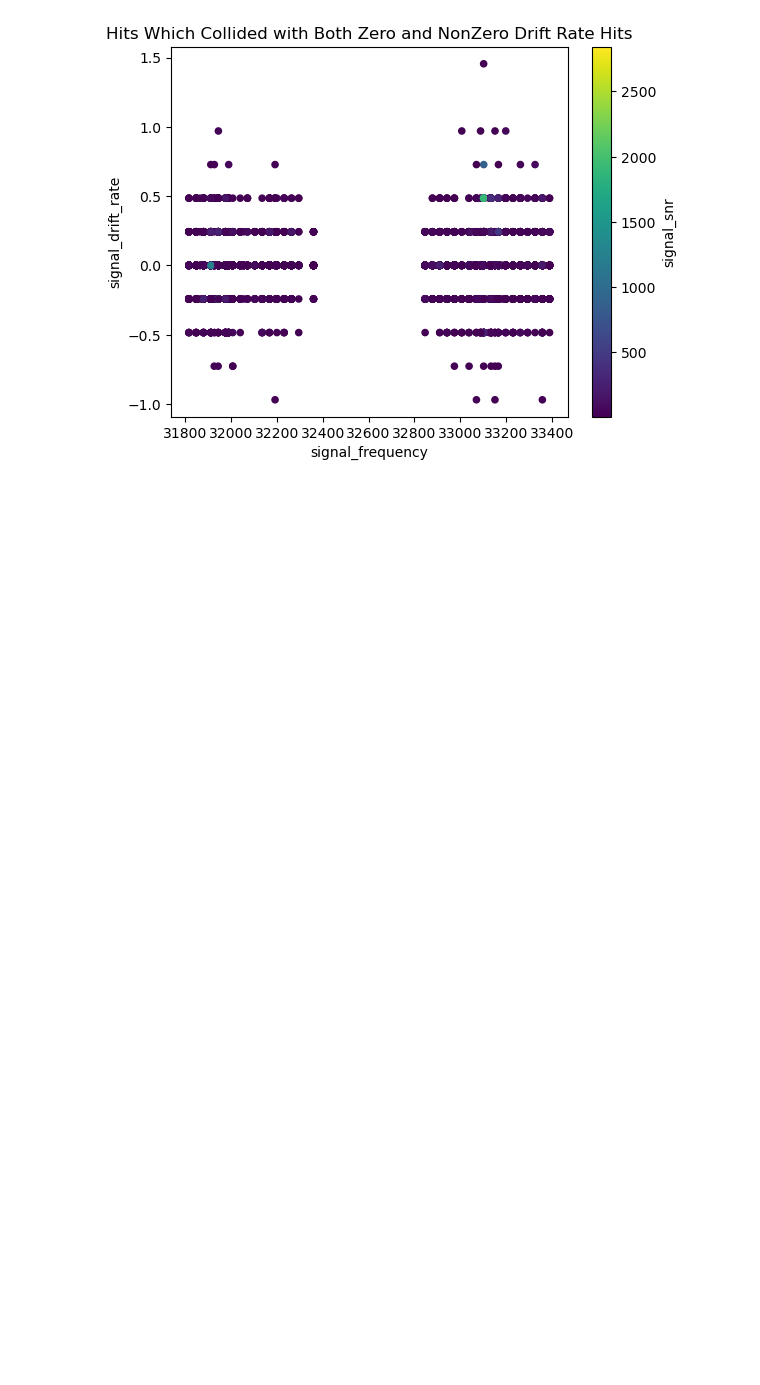
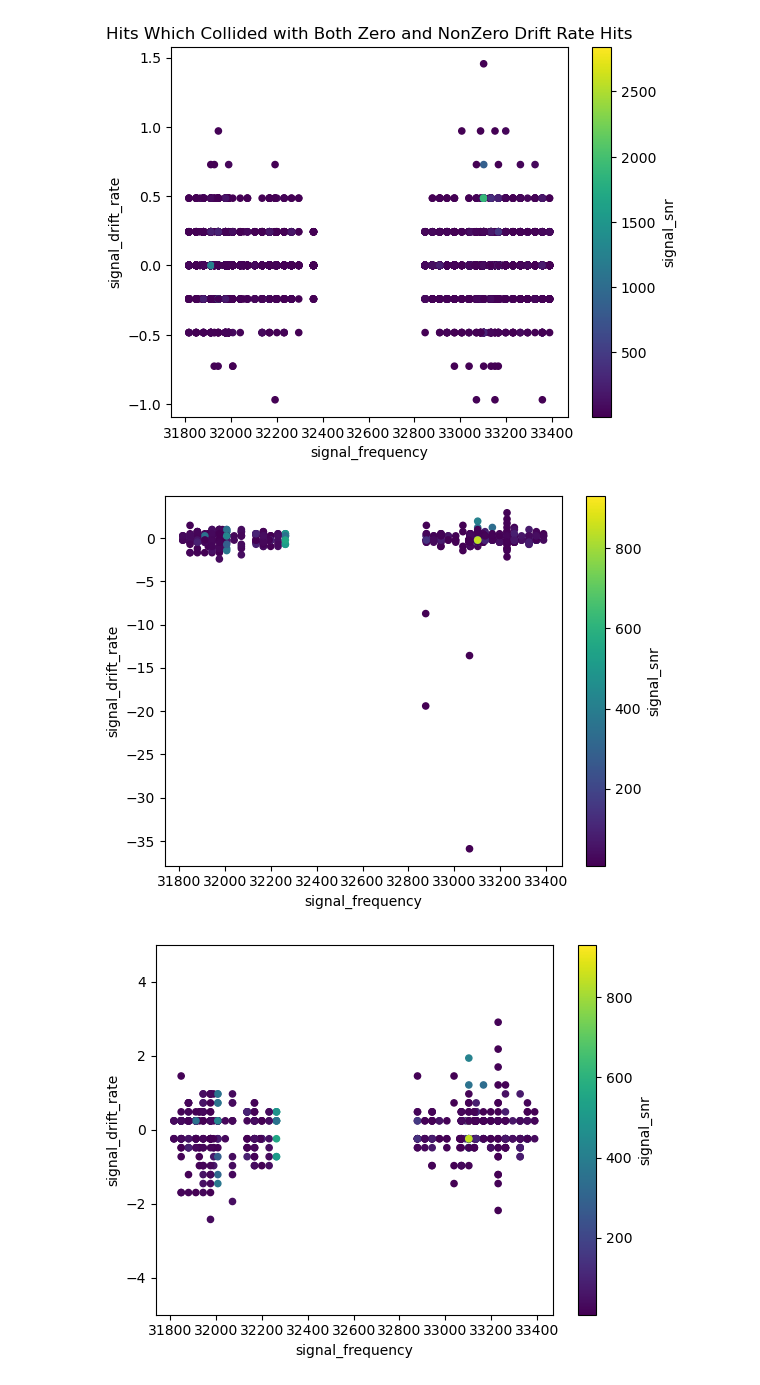
Before and after one commit to talonmyburgh/BL-COSMIC-HighFreq-Search, a Jupyter notebook: frequency_adjacency/look_at_per_source_adjacent_frequencies.ipynb, the cells around one changed output. Saved outputs shown, nothing was run; the diff lists cells and outputs as text; code cells hidden in the pictures; blank space fills up the shorter version.

```diff
--- a/frequency_adjacency/look_at_per_source_adjacent_frequencies.ipynb
+++ b/frequency_adjacency/look_at_per_source_adjacent_frequencies.ipynb
@@ -443,0 +404,13 @@ plt.show()
+# %%
+# Investigate hits which are in groups of only nonzero dr
+hits_in_only_nonzero_dr_collision_groups = collision_groups.filter(lambda x: (0 not in x["signal_drift_rate"].values))
+hits_in_only_nonzero_dr_collision_groups.to_csv("/home/nstiegle/BL-COSMIC-2024-proj/frequency_adjacency/stamps_of_nonzero_groups/nonzero_dr_groups.csv")
+# %%
+hits_in_only_nonzero_dr_collision_groups.plot.scatter("signal_frequency", "signal_drift_rate", c="signal_snr")
+plt.show()
+hits_in_only_nonzero_dr_collision_groups.plot.scatter("signal_frequency", "signal_drift_rate", c="signal_snr")
+plt.ylim([-5, 5])
+plt.show()
+# %% [output]
+[figure, added]
+[figure, added]
```
Also changed, not shown: parts of 12 cells of this notebook, 9 other files.
